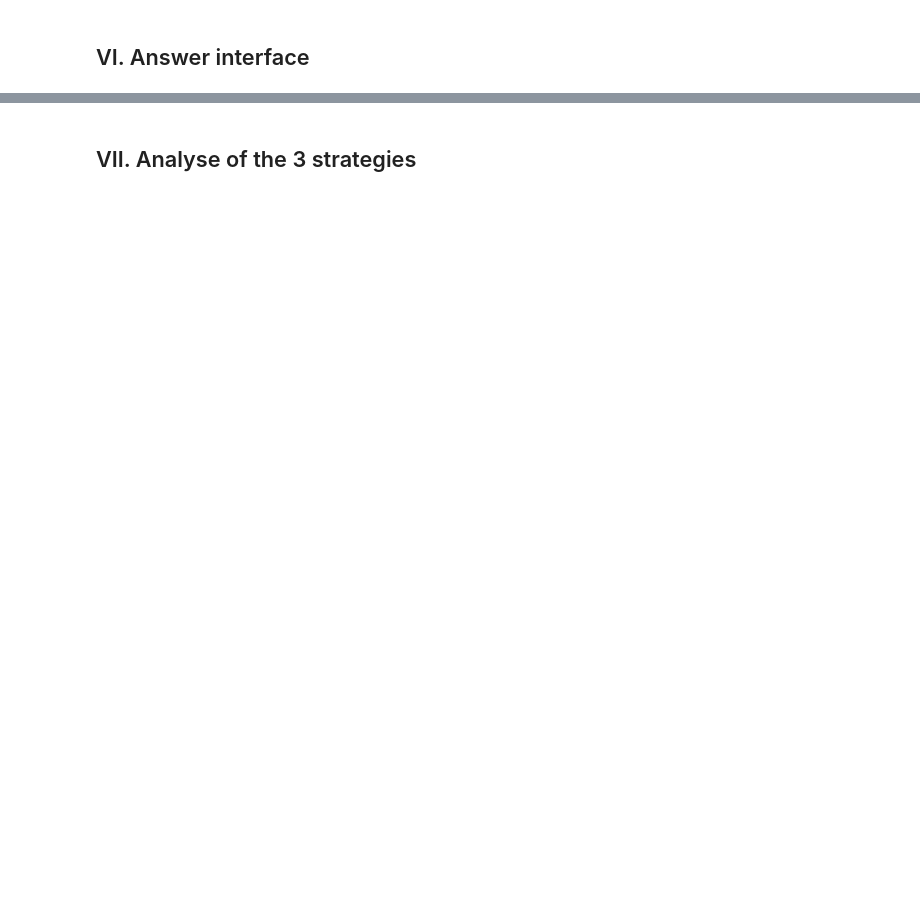
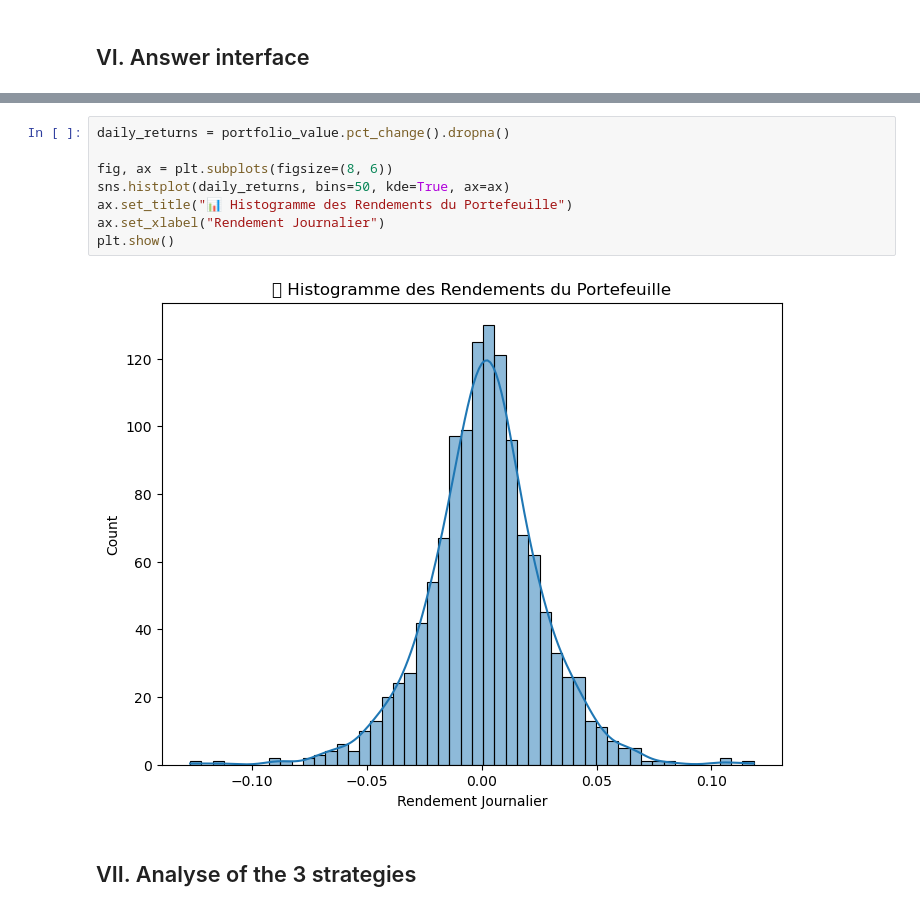
Before and after one commit to Arthurnoo/Markowitz_Portfolio_Sim, a Jupyter notebook: portfolio_optimizer_tutorial.ipynb, the cells around one changed output, grey strips where cells are left out. Drawn from its saved outputs; the diff is of its cells as text; blank space fills up the shorter version.

```diff
--- a/portfolio_optimizer_tutorial.ipynb
+++ b/portfolio_optimizer_tutorial.ipynb
@@ -83,2 +341,12 @@ Finally, the `portfolio_optimizer_tutorial.ipynb` file serves as an interactive
+# %%
+daily_returns = portfolio_value.pct_change().dropna()
+
+fig, ax = plt.subplots(figsize=(8, 6))
+sns.histplot(daily_returns, bins=50, kde=True, ax=ax)
+ax.set_title("📊 Histogramme des Rendements du Portefeuille")
+ax.set_xlabel("Rendement Journalier")
+plt.show()
+# %% [output]
+[figure, added]
 # %% [markdown]
 ## VII. Analyse of the 3 strategies
```
Also changed, not shown: parts of 21 cells of this notebook, 2 other files.
